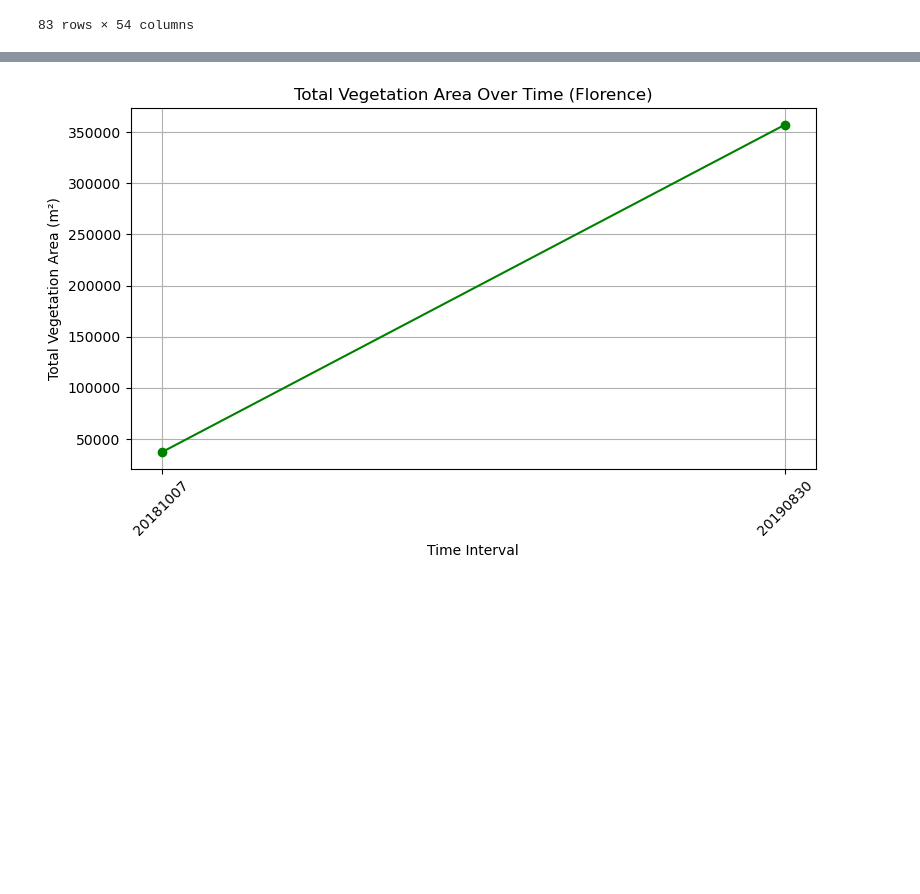
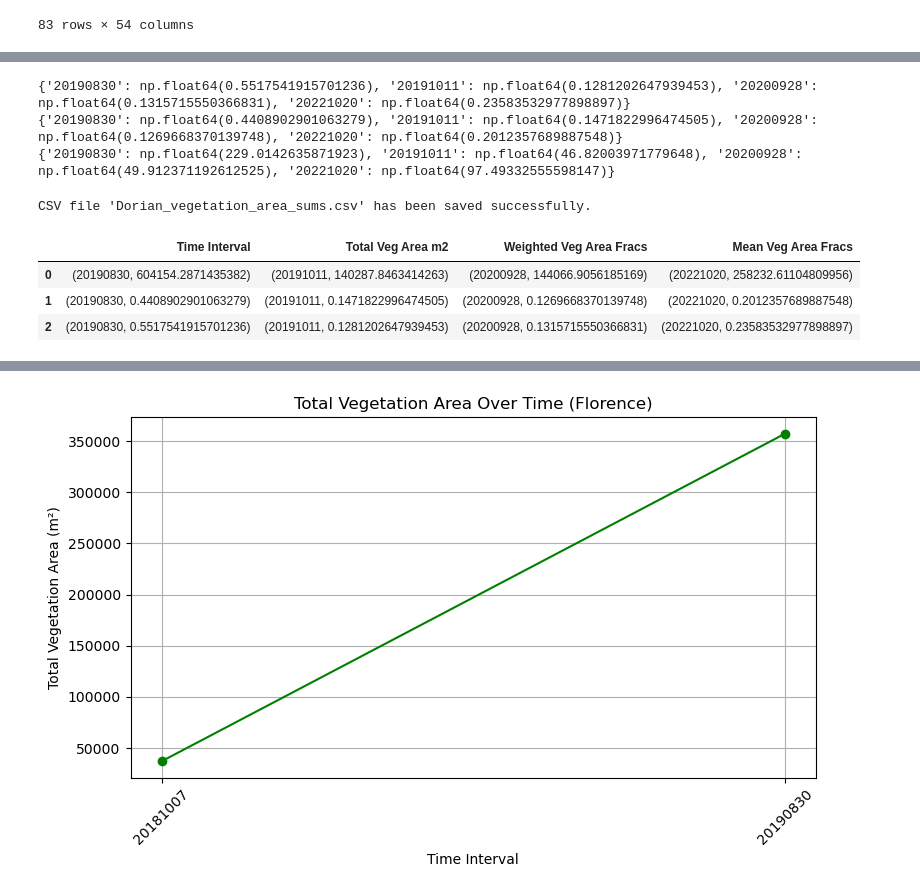
Before and after one commit to csherwood-usgs/Dorian_recovery, a Jupyter notebook: Veg_area_calcs.ipynb, the cells around one changed output, grey strips where cells are left out. Cells and saved outputs as stored; diff of their text form; code cells hidden in the pictures; blank space fills up the shorter version.

```diff
--- a/Veg_area_calcs.ipynb
+++ b/Veg_area_calcs.ipynb
@@ -185,0 +147,64 @@ CSV file 'Dorian_vegetation_area_sums.csv' has been saved successfully.
+# %%
+# Calculate total area (constant for all time periods)
+total_area_sum = dorian['area_m2'].sum()
+
+# Calculate total vegetation area (dense + sparse) for each time period
+dorian['20190830_total_veg_area'] = dorian['20190830_dense_veg_area'] + dorian['20190830_sparse_veg_area']
+dorian['20191011_total_veg_area'] = dorian['20191011_dense_veg_area'] + dorian['20191011_sparse_veg_area']
+dorian['20200928_total_veg_area'] = dorian['20200928_dense_veg_area'] + dorian['20200928_sparse_veg_area']
+dorian['20221020_total_veg_area'] = dorian['20221020_dense_veg_area'] + dorian['20221020_sparse_veg_area']
+
+# Calculate area-weighted veg fraction for each time period
+dorian['20190830_weighted_frac_veg_area'] = dorian['20190830_total_veg_area']*dorian['area_m2']/total_area_sum
+dorian['20191011_weighted_frac_veg_area'] = dorian['20191011_total_veg_area']*dorian['area_m2']/total_area_sum
+dorian['20200928_weighted_frac_veg_area'] = dorian['20200928_total_veg_area']*dorian['area_m2']/total_area_sum
+dorian['20221020_weighted_frac_veg_area'] = dorian['20221020_total_veg_area']*dorian['area_m2']/total_area_sum
+
+# Calculate the average fraction down all rows for each time interval
+veg_area_fracs = {
+    '20190830': (dorian['20190830_total_veg_area']/dorian['area_m2']).mean(),
+    '20191011': (dorian['20191011_total_veg_area']/dorian['area_m2']).mean(),
+    '20200928': (dorian['20200928_total_veg_area']/dorian['area_m2']).mean(),
+    '20221020': (dorian['20221020_total_veg_area']/dorian['area_m2']).mean()
+}
+
+veg_area_fracs_check = {
+    '20190830': (dorian['20190830_weighted_frac_veg_area']).mean(),
+    '20191011': (dorian['20191011_weighted_frac_veg_area']).mean(),
+    '20200928': (dorian['20200928_weighted_frac_veg_area']).mean(),
+    '20221020': (dorian['20221020_weighted_frac_veg_area']).mean()
+}
+
+# Sum the vegetation areas down all rows for each time interval
+veg_area_sums = {
+    '20190830': dorian['20190830_total_veg_area'].sum(),
+    '20191011': dorian['20191011_total_veg_area'].sum(),
+    '20200928': dorian['20200928_total_veg_area'].sum(),
+    '20221020': dorian['20221020_total_veg_area'].sum()
+}
+
+# Calculate vegetation fraction sums for each time period
+veg_frac_sums = {key: veg_area_sums[key] / total_area_sum for key in veg_area_sums}
+print(veg_frac_sums)
+print(veg_area_fracs)
+print(veg_area_fracs_check)
+# %% [output]
+{'20190830': np.float64(0.5517541915701236), '20191011': np.float64(0.1281202647939453), '20200928': np.float64(0.1315715550366831), '20221020': np.float64(0.23583532977898897)}
+{'20190830': np.float64(0.4408902901063279), '20191011': np.float64(0.1471822996474505), '20200928': np.float64(0.1269668370139748), '20221020': np.float64(0.2012357689887548)}
+{'20190830': np.float64(229.0142635871923), '20191011': np.float64(46.82003971779648), '20200928': np.float64(49.912371192612525), '20221020': np.float64(97.49332555598147)}
+# %%
+# Create a DataFrame for easy plotting
+veg_area_df_dorian = pd.DataFrame([list(veg_area_sums.items()), list(veg_area_fracs.items()), list(veg_frac_sums.items())], columns=['Time Interval', 'Total Veg Area m2', 'Weighted Veg Area Fracs', 'Mean Veg Area Fracs'])
+
+# Save the veg_area_df as a CSV file
+veg_area_df_dorian.to_csv('Dorian_vegetation_area_sums.csv', index=False)
+
+# Verify that the file was saved correctly by printing a success message
+print("CSV file 'Dorian_vegetation_area_sums.csv' has been saved successfully.")
+veg_area_df_dorian
+# %% [output]
+CSV file 'Dorian_vegetation_area_sums.csv' has been saved successfully.
+|  | Time Interval | Total Veg Area m2 | Weighted Veg Area Fracs | Mean Veg Area Fracs |
+| 0 | (20190830, 604154.2871435382) | (20191011, 140287.8463414263) | (20200928, 144066.9056185169) | (20221020, 258232.61104809956) |
+| 1 | (20190830, 0.4408902901063279) | (20191011, 0.1471822996474505) | (20200928, 0.1269668370139748) | (20221020, 0.2012357689887548) |
+| 2 | (20190830, 0.5517541915701236) | (20191011, 0.1281202647939453) | (20200928, 0.1315715550366831) | (20221020, 0.23583532977898897) |
```
Also changed, not shown: parts of 5 cells of this notebook.
